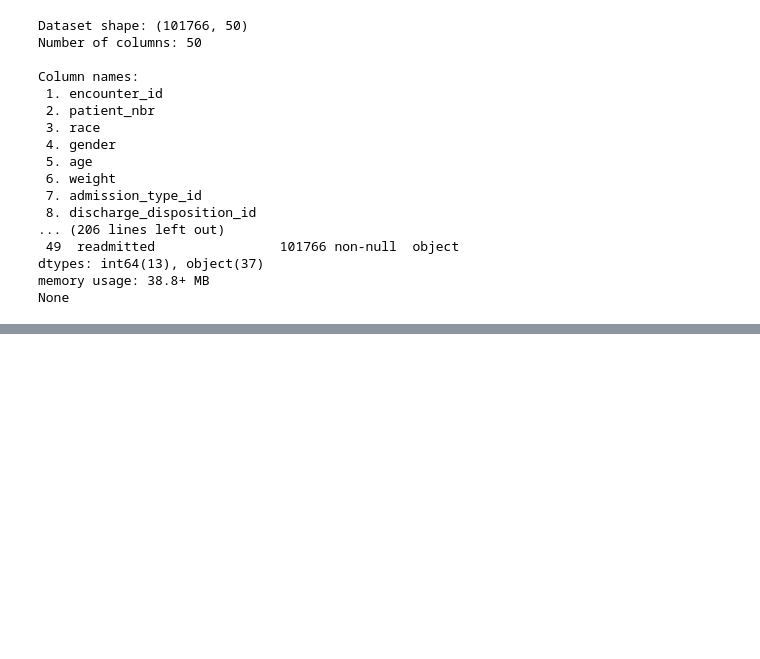
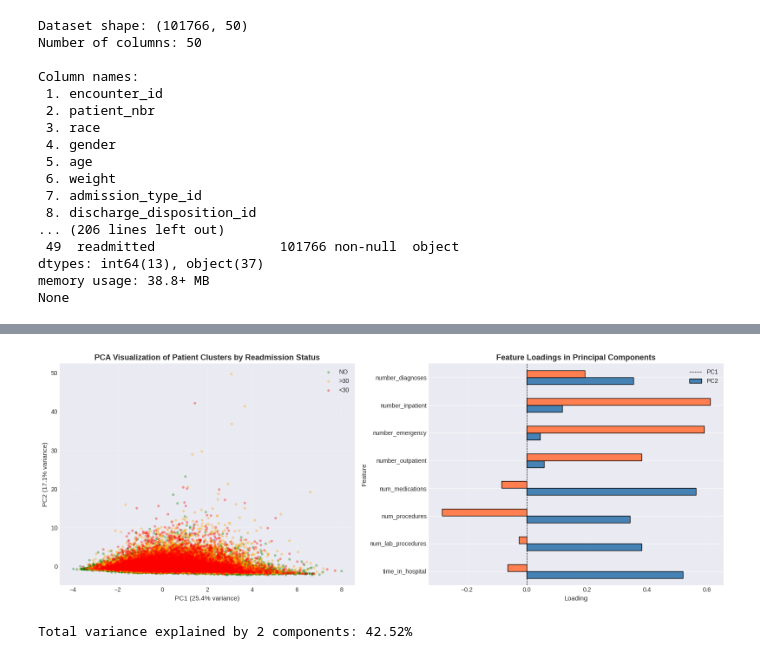
Before and after one commit to fahim-mle/nn-for-diabetes-readmission, a Jupyter notebook: notebooks/1_data_exploration_cleaning_outdated.ipynb, the cells around one changed output, grey strips where cells are left out. Saved outputs shown, nothing was run; the diff lists cells and outputs as text; code cells hidden in the pictures; blank space fills up the shorter version.

```diff
--- a/notebooks/1_data_exploration_cleaning_outdated.ipynb
+++ b/notebooks/1_data_exploration_cleaning_outdated.ipynb
@@ -216,0 +486,56 @@ Final columns: ['race', 'gender', 'age', 'admission_type_id', 'discharge_disposi
+# %%
+# PCA for visualization of patient clusters
+from sklearn.decomposition import PCA
+from sklearn.preprocessing import StandardScaler
+
+# Select numerical features for PCA
+pca_features = ['time_in_hospital', 'num_lab_procedures', 'num_procedures',
+               'num_medications', 'number_outpatient', 'number_emergency',
+               'number_inpatient', 'number_diagnoses']
+
+# Standardize features
+scaler = StandardScaler()
+X_scaled = scaler.fit_transform(df[pca_features])
+
+# Apply PCA
+pca = PCA(n_components=2)
+X_pca = pca.fit_transform(X_scaled)
+
+# Create visualization
+fig, axes = plt.subplots(1, 2, figsize=(16, 6))
+
+# Plot 1: Color by readmission status
+for readmit_status, color in zip(['NO', '>30', '<30'], ['green', 'orange', 'red']):
+    mask = df['readmitted'] == readmit_status
+    axes[0].scatter(X_pca[mask, 0], X_pca[mask, 1],
+                   c=color, label=readmit_status, alpha=0.3, s=10)
+
+axes[0].set_xlabel(f'PC1 ({pca.explained_variance_ratio_[0]*100:.1f}% variance)', fontsize=11)
+axes[0].set_ylabel(f'PC2 ({pca.explained_variance_ratio_[1]*100:.1f}% variance)', fontsize=11)
+axes[0].set_title('PCA Visualization of Patient Clusters by Readmission Status', fontsize=13, fontweight='bold')
+axes[0].legend()
+axes[0].grid(True, alpha=0.3)
+
+# Plot 2: Feature importance in PCA
+loadings = pd.DataFrame(
+    pca.components_.T,
+    columns=['PC1', 'PC2'],
+    index=pca_features
+)
+
+loadings.plot(kind='barh', ax=axes[1], color=['steelblue', 'coral'], edgecolor='black')
+axes[1].set_title('Feature Loadings in Principal Components', fontsize=13, fontweight='bold')
+axes[1].set_xlabel('Loading', fontsize=11)
+axes[1].set_ylabel('Feature', fontsize=11)
+axes[1].axvline(x=0, color='black', linestyle='--', linewidth=0.8)
+axes[1].grid(axis='x', alpha=0.3)
+axes[1].legend(['PC1', 'PC2'])
+
+plt.tight_layout()
+plt.savefig('../figures/data_exploration/pca_visualization.png', dpi=300, bbox_inches='tight')
+plt.show()
+
+print(f"Total variance explained by 2 components: {sum(pca.explained_variance_ratio_)*100:.2f}%")
+# %% [output]
+[figure, added]
+Total variance explained by 2 components: 42.52%
```
Also changed, not shown: parts of 43 cells of this notebook, 11 other files.
